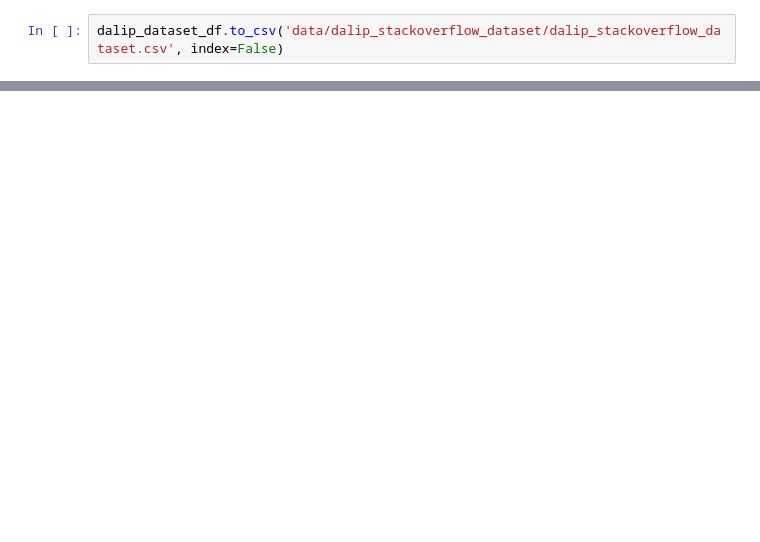
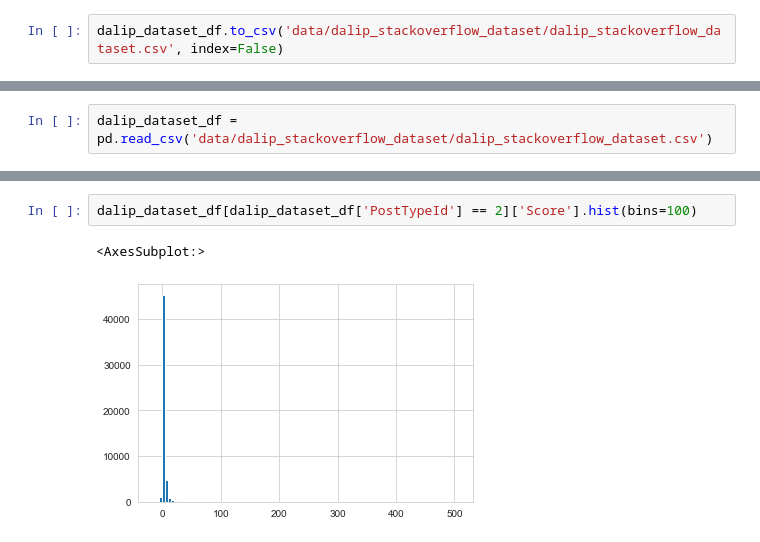
Before and after one commit to BunnyNoBugs/stackoverflow-answers-assessment, a Jupyter notebook: experiments/dalip/data_analysis.ipynb, the cells around one changed output, grey strips where cells are left out. Cells and saved outputs as stored; diff of their text form; blank space fills up the shorter version.

Commit message:
move dalip data analysis

```diff
--- a/data_analysis.ipynb
+++ b/experiments/dalip/data_analysis.ipynb
@@ -129,0 +183,2 @@ dalip_dataset_df.to_csv('data/dalip_stackoverflow_dataset/dalip_stackoverflow_da
+# %%
+dalip_dataset_df = pd.read_csv('data/dalip_stackoverflow_dataset/dalip_stackoverflow_dataset.csv')
@@ -129,0 +198,5 @@ dalip_dataset_df.to_csv('data/dalip_stackoverflow_dataset/dalip_stackoverflow_da
+# %%
+dalip_dataset_df[dalip_dataset_df['PostTypeId'] == 2]['Score'].hist(bins=100)
+# %% [output]
+<AxesSubplot:>
+[figure, added]
```
Also changed, not shown: parts of 19 cells of this notebook.
